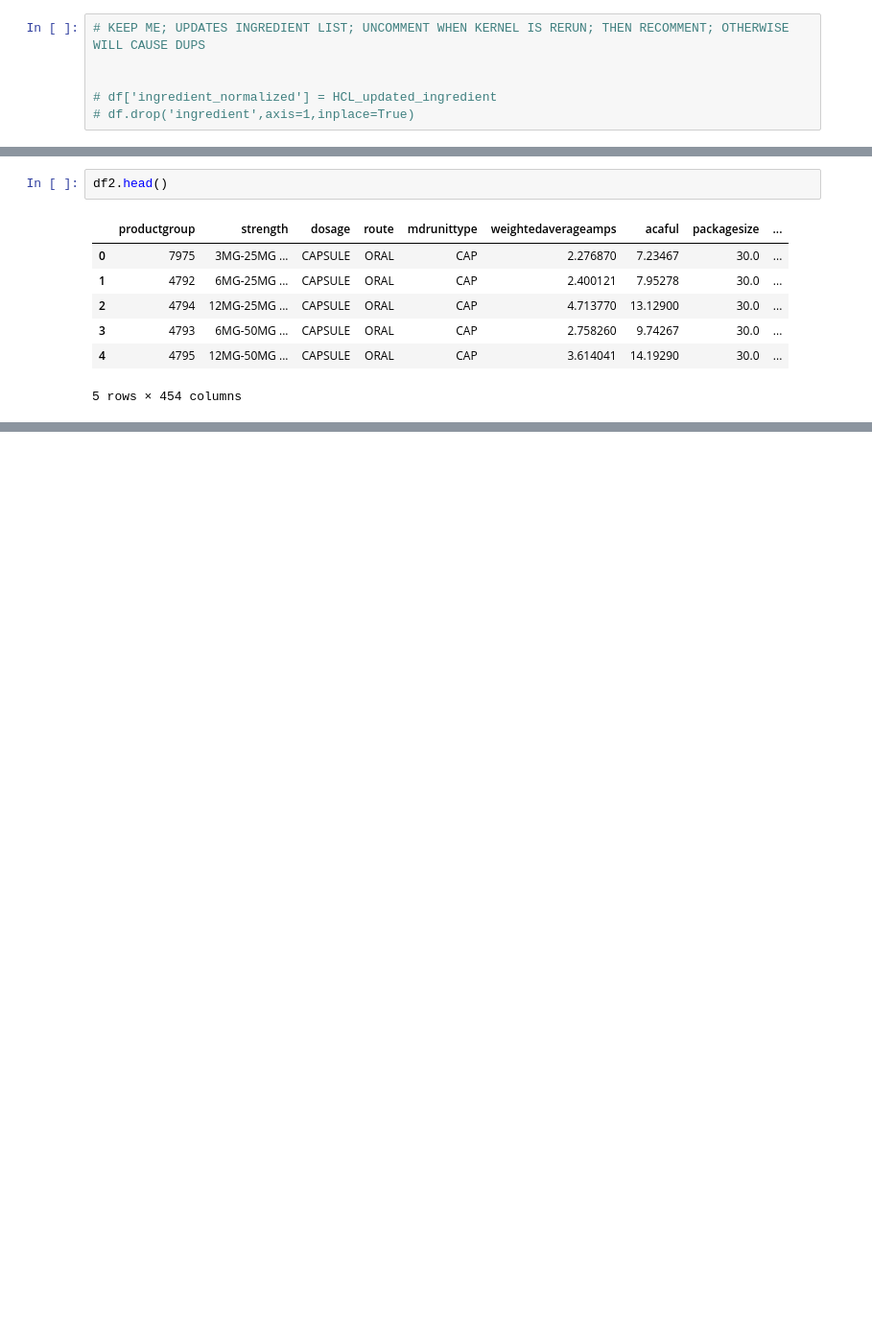
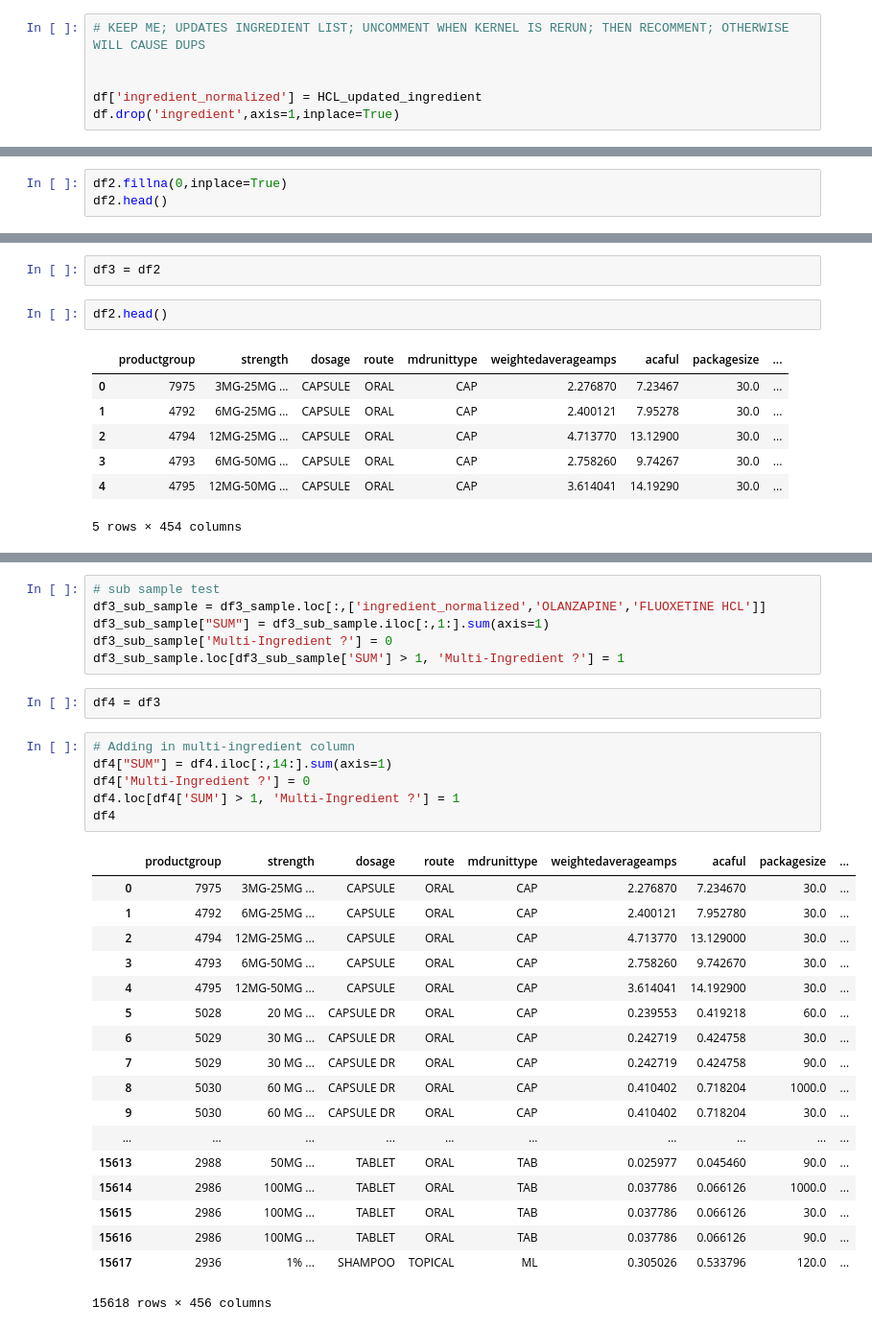
Before and after one commit to jjacisin/Mod_3_Project, a Jupyter notebook: Mod_3_Working_Notebook.ipynb, the cells around one changed output, grey strips where cells are left out. Shown: that part at 96% size. Saved outputs shown, nothing was run; the diff lists cells and outputs as text; blank space fills up the shorter version.

Commit message:
updated cleaning model, includes dummies, multi-ingredient field

```diff
--- a/Mod_3_Working_Notebook.ipynb
+++ b/Mod_3_Working_Notebook.ipynb
@@ -76,8 +76,8 @@ HCL_updated_ingredient
 # KEEP ME; UPDATES INGREDIENT LIST; UNCOMMENT WHEN KERNEL IS RERUN; THEN RECOMMENT; OTHERWISE WILL CAUSE DUPS
 
 
-# df['ingredient_normalized'] = HCL_updated_ingredient
-# df.drop('ingredient',axis=1,inplace=True)
+df['ingredient_normalized'] = HCL_updated_ingredient
+df.drop('ingredient',axis=1,inplace=True)
 # %%
 unique_list_of_ingredients = create_unique_ingr_list(HCL_updated_ingredient)
 len(unique_list_of_ingredients)
@@ -87,3 +87,6 @@ len(unique_list_of_ingredients)
 add_drugs = pd.DataFrame(columns=unique_list_of_ingredients)
 # %%
 df2 = df.join(add_drugs)
+# %%
+df2.fillna(0,inplace=True)
+df2.head()
@@ -90,3 +165,5 @@ df2 = df.join(add_drugs)
+# %%
+df3 = df2
 # %%
 df2.head()
 # %% [output]
@@ -128,0 +210,33 @@ df2.loc[0:50,['ingredient_normalized','OLANZAPINE']]
+# %%
+# sub sample test
+df3_sub_sample = df3_sample.loc[:,['ingredient_normalized','OLANZAPINE','FLUOXETINE HCL']]
+df3_sub_sample["SUM"] = df3_sub_sample.iloc[:,1:].sum(axis=1)
+df3_sub_sample['Multi-Ingredient ?'] = 0
+df3_sub_sample.loc[df3_sub_sample['SUM'] > 1, 'Multi-Ingredient ?'] = 1
+# %%
+df4 = df3
+# %%
+# Adding in multi-ingredient column
+df4["SUM"] = df4.iloc[:,14:].sum(axis=1)
+df4['Multi-Ingredient ?'] = 0
+df4.loc[df4['SUM'] > 1, 'Multi-Ingredient ?'] = 1
+df4
+# %% [output]
+|  | productgroup | strength | dosage | route | mdrunittype | weightedaverageamps | acaful | packagesize | ... |
+| 0 | 7975 | 3MG-25MG ... | CAPSULE | ORAL | CAP | 2.276870 | 7.234670 | 30.0 | ... |
+| 1 | 4792 | 6MG-25MG ... | CAPSULE | ORAL | CAP | 2.400121 | 7.952780 | 30.0 | ... |
+| 2 | 4794 | 12MG-25MG ... | CAPSULE | ORAL | CAP | 4.713770 | 13.129000 | 30.0 | ... |
+| 3 | 4793 | 6MG-50MG ... | CAPSULE | ORAL | CAP | 2.758260 | 9.742670 | 30.0 | ... |
+| 4 | 4795 | 12MG-50MG ... | CAPSULE | ORAL | CAP | 3.614041 | 14.192900 | 30.0 | ... |
+| 5 | 5028 | 20 MG ... | CAPSULE DR | ORAL | CAP | 0.239553 | 0.419218 | 60.0 | ... |
+| 6 | 5029 | 30 MG ... | CAPSULE DR | ORAL | CAP | 0.242719 | 0.424758 | 30.0 | ... |
+| 7 | 5029 | 30 MG ... | CAPSULE DR | ORAL | CAP | 0.242719 | 0.424758 | 90.0 | ... |
+| 8 | 5030 | 60 MG ... | CAPSULE DR | ORAL | CAP | 0.410402 | 0.718204 | 1000.0 | ... |
+| 9 | 5030 | 60 MG ... | CAPSULE DR | ORAL | CAP | 0.410402 | 0.718204 | 30.0 | ... |
+| ... | ... | ... | ... | ... | ... | ... | ... | ... | ... |
+| 15613 | 2988 | 50MG ... | TABLET | ORAL | TAB | 0.025977 | 0.045460 | 90.0 | ... |
+| 15614 | 2986 | 100MG ... | TABLET | ORAL | TAB | 0.037786 | 0.066126 | 1000.0 | ... |
+| 15615 | 2986 | 100MG ... | TABLET | ORAL | TAB | 0.037786 | 0.066126 | 30.0 | ... |
+| 15616 | 2986 | 100MG ... | TABLET | ORAL | TAB | 0.037786 | 0.066126 | 90.0 | ... |
+| 15617 | 2936 | 1% ... | SHAMPOO | TOPICAL | ML | 0.305026 | 0.533796 | 120.0 | ... |
+15618 rows × 456 columns
```
Also changed, not shown: parts of 10 cells of this notebook, 1 other file.
